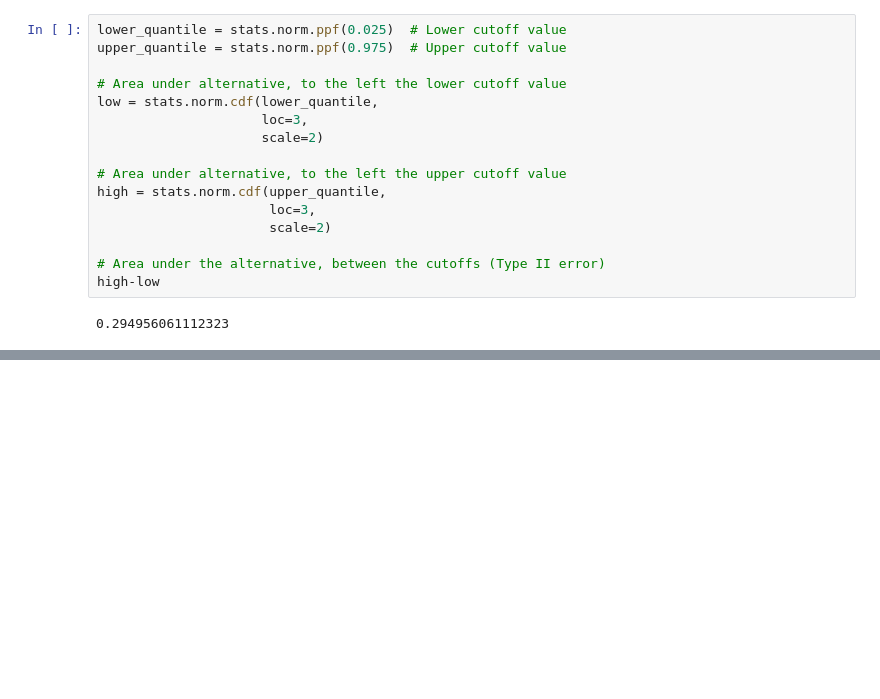
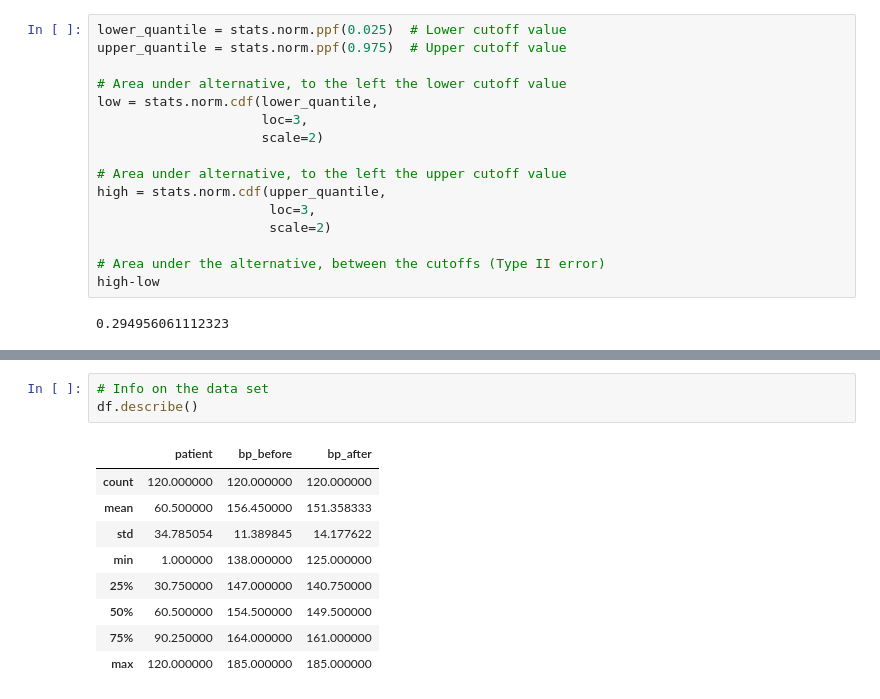
Before and after one commit to Lynch08/Machine_Learning_And_Statistics_2023, a Jupyter notebook: paired_ttest.ipynb, the cells around one changed output, grey strips where cells are left out. Cells and saved outputs as stored; diff of their text form; blank space fills up the shorter version.

```diff
--- a/paired_ttest.ipynb
+++ b/paired_ttest.ipynb
@@ -131,0 +174,13 @@ high-low
+# %%
+# Info on the data set
+df.describe()
+# %% [output]
+|  | patient | bp_before | bp_after |
+| count | 120.000000 | 120.000000 | 120.000000 |
+| mean | 60.500000 | 156.450000 | 151.358333 |
+| std | 34.785054 | 11.389845 | 14.177622 |
+| min | 1.000000 | 138.000000 | 125.000000 |
+| 25% | 30.750000 | 147.000000 | 140.750000 |
+| 50% | 60.500000 | 154.500000 | 149.500000 |
+| 75% | 90.250000 | 164.000000 | 161.000000 |
+| max | 120.000000 | 185.000000 | 185.000000 |
```
Also changed, not shown: parts of 28 cells of this notebook, 1 other file.
